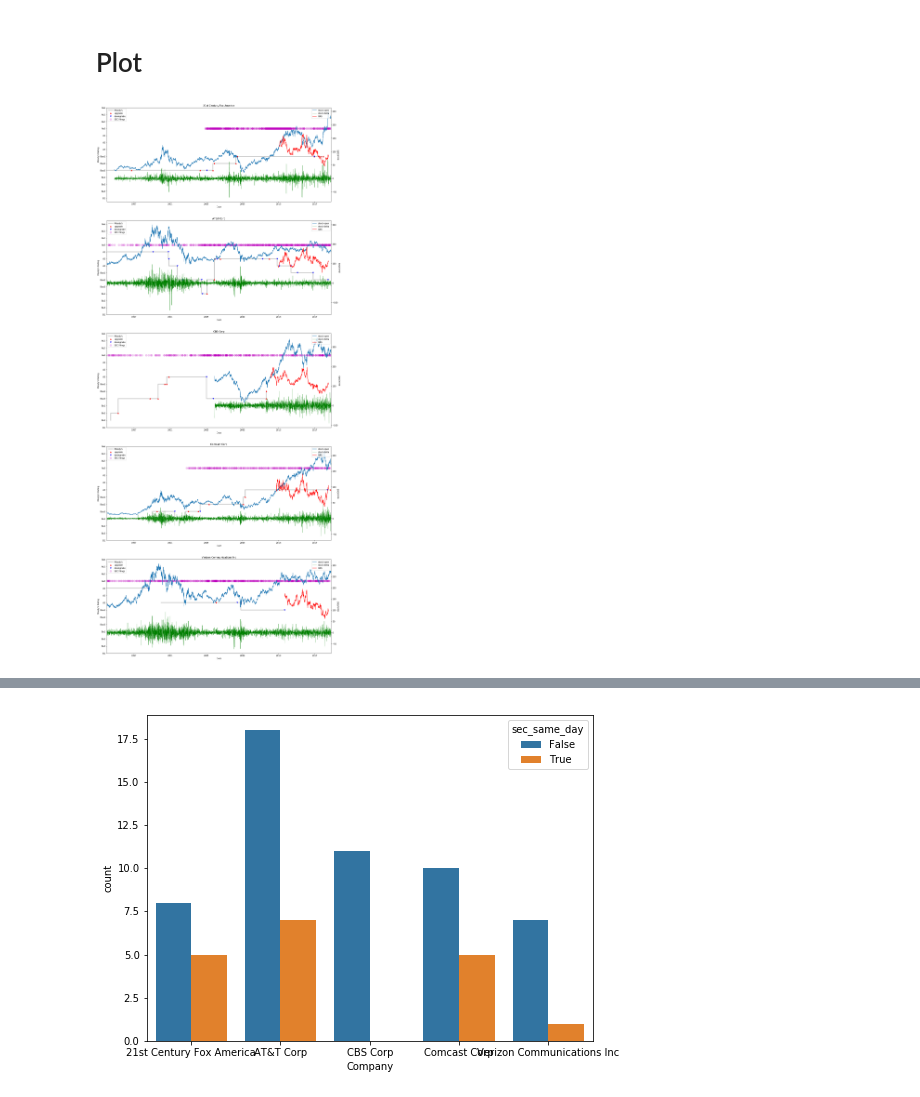
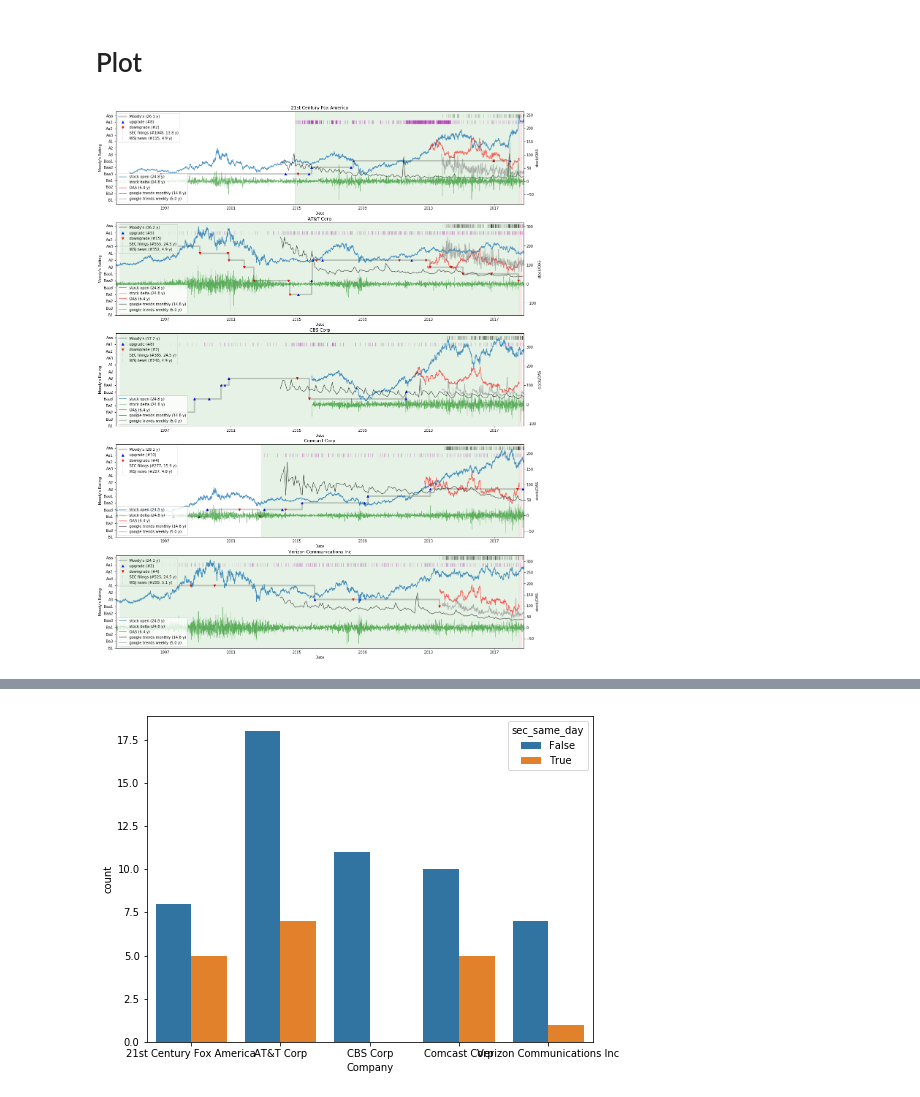
Before and after one commit to lihaoranharry/Capstone_Vanguard_NLP_Prediction, a Jupyter notebook: EDA_Moodys-OAS-stock.ipynb, the cells around one changed output, grey strips where cells are left out. Saved outputs shown, nothing was run; the diff lists cells and outputs as text; code cells hidden in the pictures.

Commit message:
EDA update +plot improvements +google trends

```diff
--- a/EDA_Moodys-OAS-stock.ipynb
+++ b/EDA_Moodys-OAS-stock.ipynb
@@ -20,6 +21,9 @@ import plotly.graph_objs as go
 df_moody = pd.read_excel('EDA_data/Columbia DSIC 2018 - Moody\'s data.xlsx')
 df_moody = df_moody.sort_values(by=['Company', 'Effective Date'])
 df_moody = df_moody.reset_index()
-print(df_moody.shape, df_moody.dtypes)
-df_moody.head(3)
+
+# Replace 'WR' for Verizon with the previous rating o A1
+df_moody[df_moody["Moody's Rating"]=='WR']
+df_moody["Moody's Rating"].iloc[67] = 'A1'
+df_moody["Moody's Rating"].unique()
 # %% [output]
@@ -72,6 +85,6 @@ dtype: object
 # %%
 # stock prices - from Yahoo finance
-tickers = ['FOXA', 'T', 'CBS', 'CMCSA', 'VZ']
+tickers = ['FOXA', 'T', 'CBS', 'CMCSA', 'VZ', 'VIA']
 start = dt.datetime(1994,1,1)
 end = dt.datetime(2018,10,16)
 df_stock = yf.download(tickers, start=start, end=end)
@@ -123,10 +136,10 @@ dtype: object
 # Sec filings metadata
 sec_dict = dict()
 
-for file in glob.glob('Inputs/*csv'):
+for file in glob.glob('columbiaDSCap_sec_files_2018_rev100218/*csv'):
     df = pd.read_csv(file)
 
-    df.fdate = pd.to_datetime(df.fdate)
+    df.findexdate = pd.to_datetime(df.findexdate)
 
     if 'comcast' in file:
         sec_dict['Comcast Corp'] = df
@@ -220,63 +323,96 @@ df_stock.head(3)
 # %% [markdown]
 # Plot
 # %%
-fig, axes = plt.subplots(5,1, figsize=(20,50))
+fig, axes = plt.subplots(5,1, figsize=(20,27))
 axes = axes.ravel()
+
+import seaborn as sns
 
 for i, comp in enumerate(df_moody.Company.unique()):
     ax = axes[i]
 
     # plot Moody from Bloomberg
     df_temp = df_moody[df_moody.Company==comp]
-    ax.step(df_temp['Effective Date'], df_temp.num_rating, color=[0.8, 0.8, 0.8], where='pre', linewidth=4, label="Moody's")
+    span = round((max(df_temp['Effective Date'])-min(df_temp['Effective Date'])).days/365*10)/10
+    ax.step(df_temp['Effective Date'], df_temp.num_rating, color=[0.8, 0.8, 0.8],
+            where='post', linewidth=4,
+            label="Moody's ("+str(span)+" y)")
 
 #     # plot Moody direct
 #     df_ola_temp = df_moody_ola[df_moody_ola.Company==comp]
 #     df_ola_temp = df_ola_temp.sort_values(by='Date')
 #     ax.step(df_ola_temp['Date'], df_ola_temp.num_rating, linestyle='--', color='k', where='pre', label="from Moody's")
 
-    ax.plot(df_temp[df_temp.Type=='up']['Effective Date'], df_temp[df_temp.Type=='up']['num_rating'], 'r^', label='upgrade')
-    ax.plot(df_temp[df_temp.Type=='down']['Effective Date'], df_temp[df_temp.Type=='down']['num_rating'], 'bv', label='downgrade')
+    ax.plot(df_temp[df_temp.Type=='up']['Effective Date'], df_temp[df_temp.Type=='up']['num_rating'], 'b^',
+            label='upgrade (#'+str(df_temp[(df_temp.Type=='up') &
+                                          (df_temp['Effective Date']>dt.date(1994, 1, 1))].shape[0])+')')
+
+    ax.plot(df_temp[df_temp.Type=='down']['Effective Date'], df_temp[df_temp.Type=='down']['num_rating'], 'rv',
+            label='downgrade (#'+str(df_temp[(df_temp.Type=='down') &
+                                           (df_temp['Effective Date']>dt.date(1994, 1, 1))].shape[0])+')')
 
     df_sec = sec_dict[comp]
-    ax.plot(df_sec.fdate, np.ones(df_sec.shape[0])*10, 'mo', alpha=0.2, label='SEC filings', markersize=10)
+    span = round((max(df_sec.findexdate)-min(df_sec.findexdate)).days/365*10)/10
+    ax.plot(df_sec.findexdate, np.ones(df_sec.shape[0])*12, 'm|', alpha=0.2, markersize=10,
+            label='SEC filings (#'+str(df_sec.shape[0])+', '+str(span) +' y)' )
+
+    df_wsj = wsj_dict[comp]
+    span = round((max(df_wsj.date)-min(df_wsj.date)).days/365*10)/10
+    ax.plot(df_wsj.date, np.ones(df_wsj.shape[0])*13, 'k|', alpha=0.2, markersize=10,
+            label='WSJ news (#'+str(df_wsj.shape[0])+', '+str(span)+' y)' )
 
     ax2 = ax.twinx()
 
     # plot stock price
 #     ax2.plot(df_stock['Open'][comp_to_tick[comp]]*10-df_stock['Open'][comp_to_tick[comp]].iloc[0]*10, label='stock open')
-    ax2.plot(df_stock['Open'][comp_to_tick[comp]]*5, label='stock open')
+
+    span = round((max(df_stock.index)-min(df_stock.index)).days/365*10)/10
+    ax2.plot(df_stock['Open'][comp_to_tick[comp]]*5, alpha=0.8,
+             label='stock open ('+str(span)+' y)')
 
 
 
 #     plot NASDAQ
 #     ax2.plot(df_stock['Open'][comp_to_tick[comp]] - df_nasdaq['Open']/1000, 'r')
 #     ax2.plot(df_nasdaq['Open'])
 
     # plot stock price delta
-    ax2.plot(df_stock[comp_to_tick[comp]+'_diff']*20, 'g', linewidth=0.5, label='stock delta')
+    ax2.plot(df_stock[comp_to_tick[comp]+'_diff']*20, 'g', linewidth=0.5, alpha=0.6,
+            label='stock delta ('+str(span)+' y)')
 
     # plot OAS
-    ax2.plot(df_oas[comp], 'r', label='OAS')
+    span = round((max(df_oas.index)-min(df_oas.index)).days/365*10)/10
+    ax2.plot(df_oas[comp], 'r', alpha=0.6,
+            label='OAS ('+str(span)+' y)')
 
+    # plot google-trends
+    span = round((max(df_gt_all.index)-min(df_gt_all.index)).days/365*10)/10
+    ax2.plot(df_gt_all[comp], 'k', alpha=0.6,
+             label='google trends monthly ('+str(span)+' y)')
+    span = round((max(df_gt_5y.index)-min(df_gt_5y.index)).days/365*10)/10
+    ax2.plot(df_gt_5y[comp], color=[0.5, 0.5, 0.5], alpha=0.6,
+             label='google trends weekly ('+str(span)+' y)')
+
+    ax2.axvspan(np.min(df_sec.findexdate), dt.datetime(2018,6,30), alpha=0.1, color='green')
+    ax2.axvspan(dt.datetime(2018,7,1), dt.datetime(2018,8,31), alpha=0.1, color='red')
 
     ax.set_title(comp)
 
 #     ax.set_ylim([0,13])
     ax.set_xlim([dt.date(1994, 1, 1), dt.date(2018, 10, 16)])
 
     ax.yaxis.set_ticks(range(14))
     labels = [item.get_text() for item in ax.get_yticklabels()]
     labels = reversed(moody_ratings)
     ax.set_yticklabels(labels)
 
     ax.set_ylabel("Moody's Rating")
     ax.set_xlabel("Date")
     ax.legend(loc=2)
 
     ax2.set_ylabel("stock/OAS")
-    ax2.legend(loc=1)
+    ax2.legend(loc=3)
 
-fig.savefig('EDA_figs/fig_EDA_Moodys-OAS-stock.pdf')
+fig.savefig('EDA_figs/fig_EDA_Moodys-OAS-stock.pdf', bbox_inches='tight')
 # %% [output]
-[figure, old version]
+[figure, new version]
```
Also changed, not shown: parts of 29 cells of this notebook.
